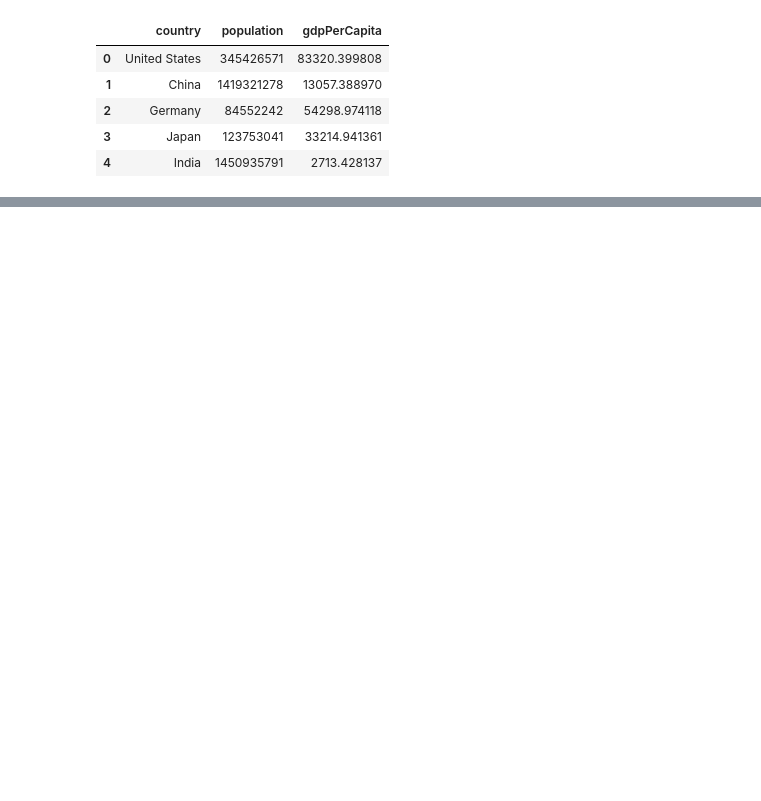
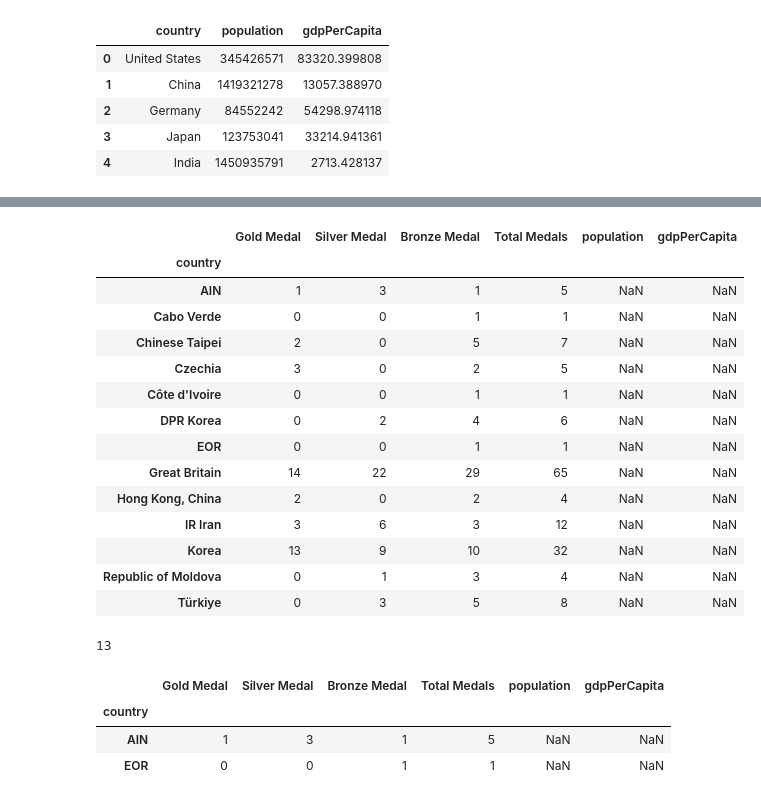
Before and after one commit to yildiramdsa/olympic_medal_distribution_analysis, a Jupyter notebook: notebooks/q5.ipynb, the cells around one changed output, grey strips where cells are left out. Cells and saved outputs as stored; diff of their text form; code cells hidden in the pictures; blank space fills up the shorter version.

```diff
--- a/notebooks/q5.ipynb
+++ b/notebooks/q5.ipynb
@@ -25,3 +71,7 @@ medal_distribution_2024.head()
 | 2 | Belgium | Bronze Medal |
 | 3 | Australia | Gold Medal |
 | 4 | Great Britain | Silver Medal |
+# %%
+medal_distribution_2024 = medal_distribution_2024.pivot_table(index='country', columns='medal_type',
+                                                              aggfunc='size', fill_value=0)
+medal_distribution_2024
@@ -27,0 +93,4 @@ medal_distribution_2024.head()
+# %%
+medal_distribution_2024 = medal_distribution_2024[['Gold Medal', 'Silver Medal', 'Bronze Medal']].copy()
+medal_distribution_2024['Total Medals'] = medal_distribution_2024.sum(axis=1)
+medal_distribution_2024
@@ -40,3 +125,0 @@ memory usage: 36.3+ KB
-# %%
-medal_distribution_2024.set_index('country', inplace=True)
-medal_distribution_2024.head()
@@ -100,0 +169,8 @@ world_population_gdp_2024.head()
+# %%
+# To merge the two dataframes, keeping all rows from medal_distribution_2024
+# and only matching rows from world_population_gdp_2024:
+
+medals_population_gdp_2024 = medal_distribution_2024.merge(world_population_gdp_2024,
+                                                           left_index=True, right_index=True,
+                                                           how='left')
+medals_population_gdp_2024
@@ -100,0 +208,24 @@ world_population_gdp_2024.head()
+# %%
+null_values_population_gdp = medals_population_gdp_2024[medals_population_gdp_2024['population'].isnull() &
+                                                        medals_population_gdp_2024['gdpPerCapita'].isnull()]
+null_values_population_gdp
+# %% [output]
+|  | Gold Medal | Silver Medal | Bronze Medal | Total Medals | population | gdpPerCapita |
+| country |  |  |  |  |  |  |
+| AIN | 1 | 3 | 1 | 5 | NaN | NaN |
+| Cabo Verde | 0 | 0 | 1 | 1 | NaN | NaN |
+| Chinese Taipei | 2 | 0 | 5 | 7 | NaN | NaN |
+| Czechia | 3 | 0 | 2 | 5 | NaN | NaN |
+| Côte d'Ivoire | 0 | 0 | 1 | 1 | NaN | NaN |
+| DPR Korea | 0 | 2 | 4 | 6 | NaN | NaN |
+| EOR | 0 | 0 | 1 | 1 | NaN | NaN |
+| Great Britain | 14 | 22 | 29 | 65 | NaN | NaN |
+| Hong Kong, China | 2 | 0 | 2 | 4 | NaN | NaN |
+| IR Iran | 3 | 6 | 3 | 12 | NaN | NaN |
+| Korea | 13 | 9 | 10 | 32 | NaN | NaN |
+| Republic of Moldova | 0 | 1 | 3 | 4 | NaN | NaN |
+| Türkiye | 0 | 3 | 5 | 8 | NaN | NaN |
+# %%
+null_values_population_gdp.shape[0] # 92 - 79 = 13
+# %% [output]
+13
@@ -100,0 +265,9 @@ world_population_gdp_2024.head()
+# %%
+null_values_population_gdp = medals_population_gdp_2024[medals_population_gdp_2024['population'].isnull() &
+                                                        medals_population_gdp_2024['gdpPerCapita'].isnull()]
+null_values_population_gdp
+# %% [output]
+|  | Gold Medal | Silver Medal | Bronze Medal | Total Medals | population | gdpPerCapita |
+| country |  |  |  |  |  |  |
+| AIN | 1 | 3 | 1 | 5 | NaN | NaN |
+| EOR | 0 | 0 | 1 | 1 | NaN | NaN |
```
Also changed, not shown: parts of 21 cells of this notebook, 4 other files.
